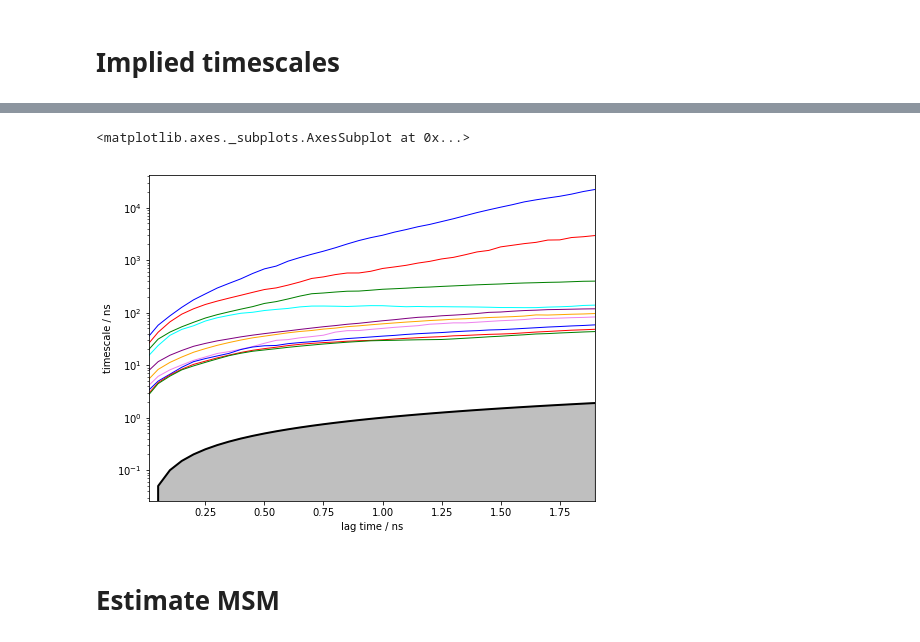
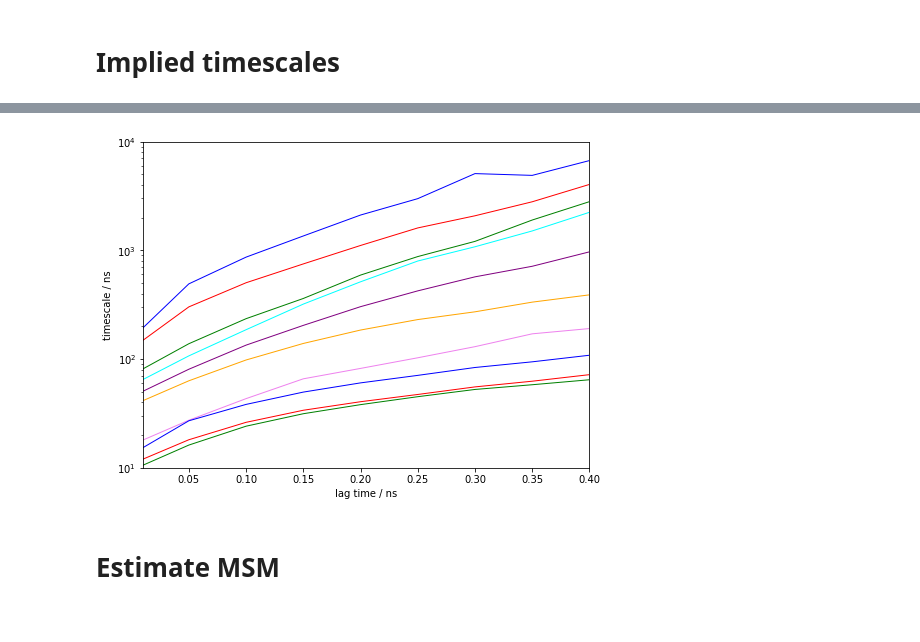
Before and after one commit to uitb/CD4-binding, a Jupyter notebook: MSMs.ipynb, the cells around one changed output, grey strips where cells are left out. Cells and saved outputs as stored; diff of their text form; code cells hidden in the pictures.

```diff
--- a/MSMs.ipynb
+++ b/MSMs.ipynb
@@ -180,0 +268,4 @@ kmeans = KMeans(n_clusters=ncluster, random_state=0).fit(v)
+# %%
+print(('v3','v12'))
+for i in range(ncluster):
+    print((i,find_nersest_to_center(kmeans_v3.cluster_centers_[i],v3),find_nersest_to_center(kmeans_v12.cluster_centers_[i],v12)))
@@ -186,18 +300,21 @@ v1 = np.array(v1)
 # %%
 fig = figure(figsize=(8,8))
 ax = Axes3D(fig)
-data = v[::200]
-colors = get_cmap('viridis').colors+get_cmap('inferno').colors+get_cmap('plasma').colors+get_cmap('magma').colors
-colors = [colors[i*int(len(colors)/30)] for i in range(ncluster)]
-for i,v_ in enumerate(v1):
+#colors = get_cmap('viridis').colors+get_cmap('inferno').colors+get_cmap('plasma').colors+get_cmap('magma').colors
+#colors = [colors[i*int(len(colors)/30)] for i in range(ncluster)]
+# colors = ['#000305','green','#0582ff','#727374','#961efa','#13fbe5','#214f0c','#244460','#5f4e5f','#e98301','#d601e9',
+#          '#ecd6b1','#d1fb84','#373958','black','blue','#79e2ac']
+#color = []
+for i,v_ in enumerate(v3_):
     data = np.array(v_[::100])
     ax.quiver([0]*len(data),[0]*len(data),[0]*len(data),data[:,0],data[:,1],data[:,2],length=0.025,pivot='tip',alpha=.8,lw=1,color=colors[i])
 ax.xaxis.pane.fill = False
 ax.yaxis.pane.fill = False
 ax.zaxis.pane.fill = False
-ax.set_ylabel('y',fontsize=17)
-ax.set_xlabel('x',fontsize=17)
-ax.set_zlabel('z',fontsize=17)
+ax.set_xticks([])
+ax.set_yticks([])
+ax.set_zticks([])
+
 ax.grid(b=False)
 tmp_planes = ax.zaxis._PLANES
 ax.zaxis._PLANES = ( tmp_planes[2], tmp_planes[3],
@@ -212,4 +329,4 @@ ax.xaxis._PLANES = ( tmp_planes[2], tmp_planes[3],
                      tmp_planes[0], tmp_planes[1],
                      tmp_planes[4], tmp_planes[5])
 ax.view_init(45,135)
-savefig('3dvector.png',format='png',dpi=720,bbox_inches="tight")
+savefig('V3_vector.png',format='png',dpi=720,bbox_inches="tight")
@@ -277,10 +429,10 @@ feat.add_custom_func(computer_vector_,3,b_sheet,[279])
 # complex_inp = coor.source(complex_list, complex_feat)
 # liganded_inp = coor.source(liganded_list, liganded_feat)
 # inp = coor.combine_sources([complex_inp,liganded_inp])
-inp = coor.source(liganded_list+complex_list,feat)
-data = inp.get_output()
-print('number of trajectories = ',inp.number_of_trajectories())
-print('trajectory length = ',inp.trajectory_length(0))
-print('trajectory time step = ',100.0 / (inp.trajectory_length(0)-1),'ns')
-print('number of dimension = ',inp.dimension())
+li_inp = coor.source(liganded_list,feat)
+li_data = li_inp.get_output()
+print('number of trajectories = ',li_inp.number_of_trajectories())
+print('trajectory length = ',li_inp.trajectory_length(0))
+print('trajectory time step = ',100.0 / (li_inp.trajectory_length(0)-1),'ns')
+print('number of dimension = ',li_inp.dimension())
 # %% [output]
@@ -346,6 +529,6 @@ plot(cc_x,cc_y, linewidth=0, marker='o', markersize=5, color='black')
 # %% [markdown]
 # Implied timescales
 # %%
-lags = range(0,200,5)
+lags = range(0,50,5)
 its = msm.timescales_msm(dtrajs, lags=lags, nits=10, errors=None, n_jobs=-1)
 # %% [output]
@@ -356,12 +540,11 @@ its = msm.timescales_msm(dtrajs, lags=lags, nits=10, errors=None, n_jobs=-1)
 # %%
 figure(figsize=(8,6))
 ax=gca()
 mplt.plot_implied_timescales(its, show_mean=False, ylog=True,  units='ns', linewidth=1,dt=0.01,ax=ax)
-#ylim(0,200)
-#savefig('its.png', format='png',dpi=720,bbox_inches="tight")
+ylim(10,10**4)
+savefig('its.png', format='png',dpi=720,bbox_inches="tight")
 # %% [output]
-<matplotlib.axes._subplots.AxesSubplot at 0x...>
-[figure, old version]
+[figure, new version]
 # %% [markdown]
 # Estimate MSM
 # %%
```
Also changed, not shown: parts of 38 cells of this notebook.
